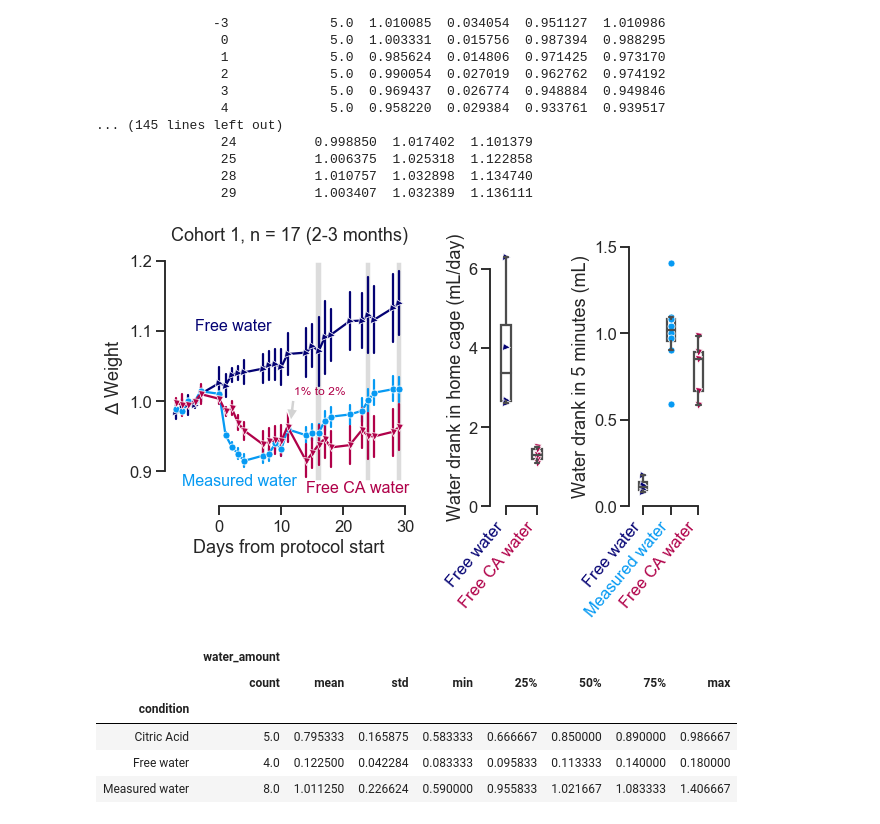
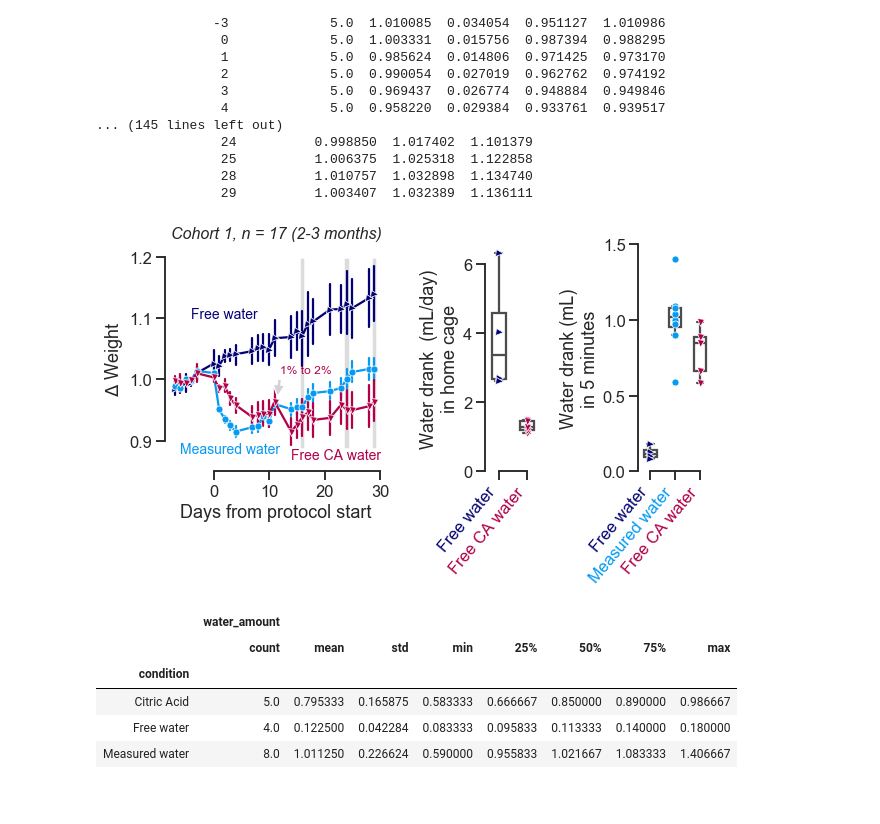
Before and after one commit to int-brain-lab/citricAcid, a Jupyter notebook: thirst_ccu.ipynb, the cells around one changed output. Cells and saved outputs as stored; diff of their text form; code cells hidden in the pictures.

Commit message:
another round of figures

```diff
--- a/thirst_ccu.ipynb
+++ b/thirst_ccu.ipynb
@@ -131,15 +130,16 @@ sns.lineplot(x="session_day", y="avg_weight", estimator=np.mean, err_style='bars
             palette=palette, hue_order=hue_order)
 ax[0].set_xlabel("Days from protocol start")
 ax[0].set_ylabel("$\Delta$ Weight")
-ax[0].set(ylim=[0.85, 1.22], yticks=[0.9, 1, 1.1, 1.2])
-ax[0].text(-4, 1.10,'Free water', {'color':palette[0], 'fontsize':16})
-ax[0].text(-6, 0.88,'Measured water', {'color':palette[1], 'fontsize':16})
+ax[0].set(ylim=[0.85, 1.22], yticks=[0.9, 1, 1.1, 1.2], xticks=[0, 10, 20, 30])
+ax[0].text(-4, 1.10,'Free water', {'color':palette[0], 'fontsize':14})
+ax[0].text(-6, 0.88,'Measured water', {'color':palette[1], 'fontsize':14})
 #ax[0].text(-2, 0.81,'40 $\mu$L/g/day', {'color':palette[2], 'fontsize':16})
-ax[0].text(14, 0.87,'Free CA water', {'color':palette[2], 'fontsize':16})
+ax[0].text(14, 0.87,'Free CA water', {'color':palette[2], 'fontsize':14})
 ax[0].annotate('1% to 2%', xy=(11.5, 0.97), xytext=(12, 1.01), color=palette[2], fontsize=12,
               arrowprops=dict(facecolor='lightgrey', shrink=0.05))
 #ax[0].text(-2, 1.17, 'Cohort 1\nn = 17\n2-3 months', {'color':'k', 'fontsize':16})
-ax[0].set_title('Cohort 1, n = 17 (2-3 months)')
+ax[0].set_title('Cohort 1, n = 17 (2-3 months)', fontsize=16, fontstyle='italic')
+
 # add measurement days for (c) into this plot
 ax[0].axvspan(15.5, 16.5, 0.1, 0.94, fc='gainsboro')
 ax[0].axvspan(23.5, 24.5, 0.1, 0.94, fc='gainsboro')
@@ -159,21 +159,18 @@ df = pd.DataFrame(b.fetch(as_dict=True))
 df['condition'] = df.subject_nickname.map(condition_map)
 
 ########### b ###########
-# sns.swarmplot(x="condition", y="total_water", order=['Free water', 'Citric Acid'],
-#               data=df.groupby(['subject_uuid', 'condition'])['total_water'].mean().reset_index(),
-#               palette = , ax=ax[1])
-
 sns.lineplot(x="condition", y="total_water", style='condition', markers={'Free water':'>', 'Measured water':'o', 'Citric Acid': 'v'},
              ci=None, units='subject_uuid', hue_order=['Free water', 'Citric Acid'], palette=sns.xkcd_palette(['deep blue', 'raspberry']),
              hue="condition",
              data=df.groupby(['condition', 'subject_uuid'])['total_water'].mean().reset_index(),
              estimator=None, legend=False, dashes=None, markersize=7,
-             ax=ax[1])
+             ax=ax[1], zorder=100)
 
 sns.boxplot(x="condition", y="total_water", order=[ 'Free water', 'Citric Acid'],
             data=df.groupby(['subject_uuid', 'condition'])['total_water'].mean().reset_index(),
-            fliersize=0, boxprops={'facecolor':'None'}, width=.3, ax=ax[1])
-ax[1].set(ylabel='Water drank in home cage (mL/day)', xlabel='')
+            fliersize=0, boxprops={'facecolor':'None'}, width=.5, ax=ax[1],
+           zorder=-100)
+ax[1].set(ylabel='Water drank  (mL/day)\nin home cage', xlabel='')
 ax[1].set_xticklabels(['Free water', 'Free CA water'])
 ax[1].set_yticks([0, 2, 4, 6])
 
@@ -185,38 +182,38 @@ water['condition'] = water.subject.map(condition_map)
 
 ########### c ###########
 # sns.swarmplot(x="condition", y="water_amount", order=hue_order,
 #               data=,
 #               ax=ax[2], palette=palette)
 
 sns.lineplot(x="condition", y="water_amount", style='condition', markers={'Free water':'>', 'Measured water':'o', 'Citric Acid':'v'},
              ci=None, units='subject', hue_order=hue_order, palette=palette, hue="condition",
              data=water.groupby(['condition', 'subject'])['water_amount'].mean().reset_index(),
              estimator=None, legend=False, dashes=None, markersize=7,
-             ax=ax[2])
+             ax=ax[2], zorder=100)
 sns.boxplot(x="condition", y="water_amount", order=hue_order,
             data=water.groupby(['condition', 'subject'])['water_amount'].mean().reset_index(),
-            fliersize=0, boxprops={'facecolor':'None'}, width=.3, ax=ax[2])
-ax[2].set(ylabel='Water drank in 5 minutes (mL)', xlabel='')
+            fliersize=0, boxprops={'facecolor':'None'}, width=.5, ax=ax[2], zorder=-100)
+ax[2].set(ylabel='Water drank (mL)\nin 5 minutes', xlabel='')
 ax[2].set_xticklabels(['Free water', 'Measured water', 'Free CA water'])
 ax[2].set_yticks([0, 0.5, 1, 1.5])
 
 # layout with rotated ticks
 for ticklabel, tickcolor in zip(ax[1].get_xticklabels(), [palette[0], palette[2]]):
     ticklabel.set_color(tickcolor)
     ticklabel.set_rotation(50)
     ticklabel.set(ha='right')
 
 for ticklabel, tickcolor in zip(ax[2].get_xticklabels(), palette):
     ticklabel.set_color(tickcolor)
     ticklabel.set_rotation(50)
     ticklabel.set(ha='right')
 
-f.tight_layout()
+f.tight_layout(rect=[0, 0.03, 1, 0.95])
 sns.despine(trim=True)
 f.savefig(os.path.join(figpath, "citricacid_study1.pdf"))
 f.savefig(os.path.join(figpath, "citricacid_study1.png"), dpi=600)
 # %% [output]
-[figure, old version]
+[figure, new version]
 # %%
 water.groupby(['condition', 'subject'])['water_amount'].mean().reset_index().groupby(['condition']).describe()
 # %% [output]
```
Also changed, not shown: parts of 1 cell of this notebook, 24 other files.
